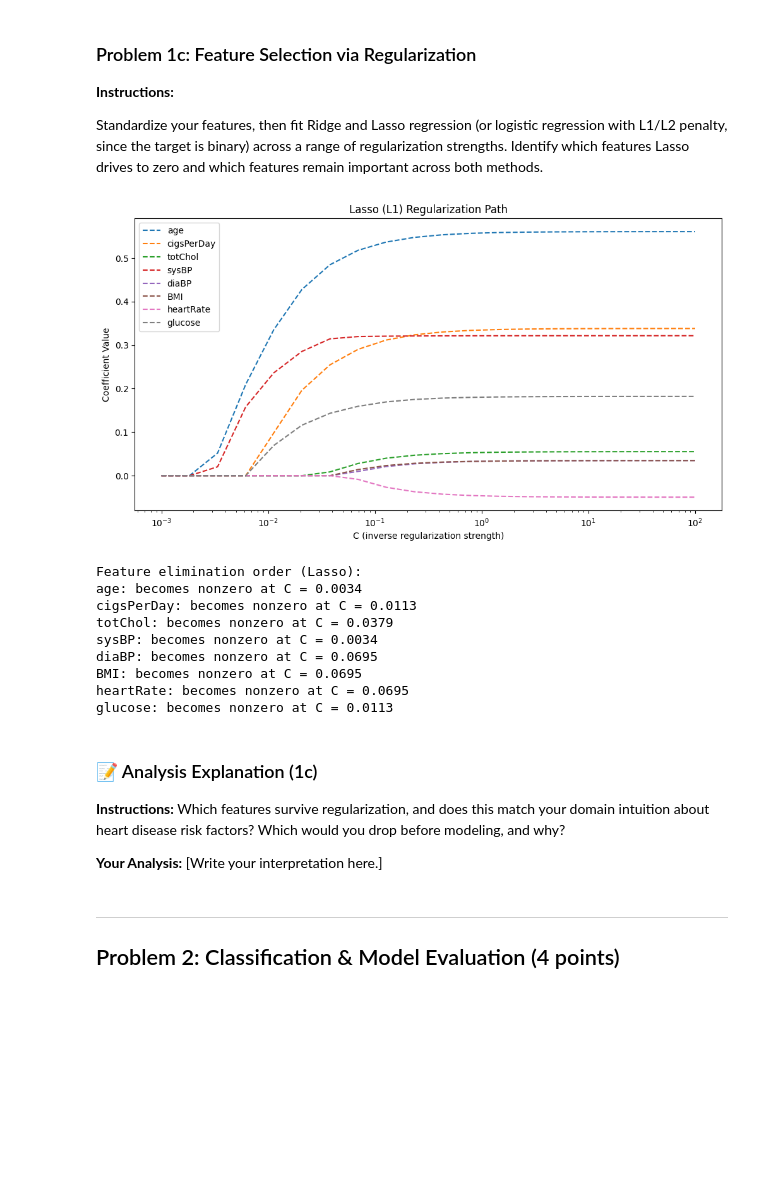
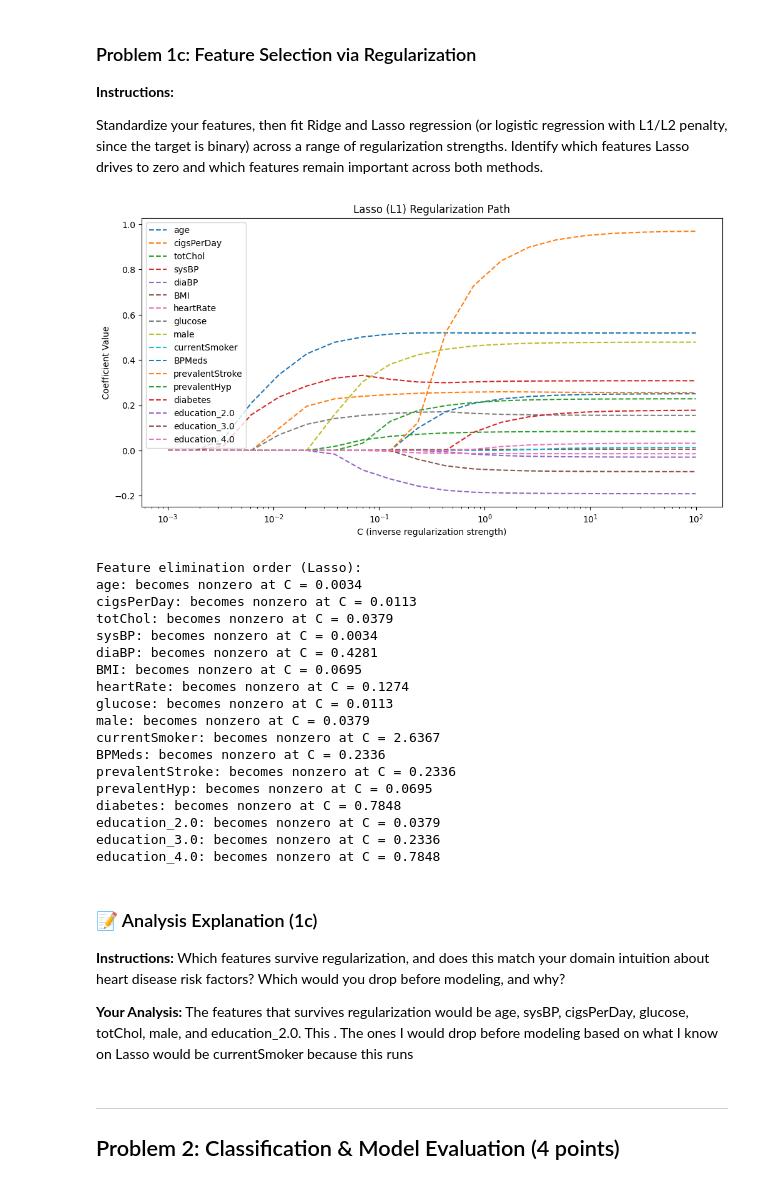
Before and after one commit to Chewy8234/Heart-disease-risk-prediction, a Jupyter notebook: Assignment_1_Data_Foundations.ipynb, the cells around one changed output. Drawn from its saved outputs; the diff is of its cells as text; code cells hidden in the pictures; blank space fills up the shorter version.

```diff
--- a/Assignment_1_Data_Foundations.ipynb
+++ b/Assignment_1_Data_Foundations.ipynb
@@ -247,7 +259,15 @@ Standardize your features, then fit Ridge and Lasso regression (or logistic regr
 scaler = StandardScaler()
 standard_df = scaler.fit_transform(df_cleaned[['age', 'cigsPerDay', 'totChol', 'sysBP', 'diaBP', 'BMI', 'heartRate', 'glucose']])  # Fit and transform the numeric columns
 
-X = standard_df  # Standardized numeric features used as model input
+# Combine standardized continuous features with the already-numeric binary/encoded columns.
+# education_1.0 is dropped here (not just the standalone column removed elsewhere) because
+# keeping all 4 one-hot education columns together would make them sum to 1 in every row -
+# perfectly collinear, which makes QDA's per-class covariance matrix singular and unfittable.
+binary_cols = ['male', 'currentSmoker', 'BPMeds', 'prevalentStroke', 'prevalentHyp', 'diabetes',
+               'education_2.0', 'education_3.0', 'education_4.0']
+standard_df_named = pd.DataFrame(standard_df, columns=['age', 'cigsPerDay', 'totChol', 'sysBP', 'diaBP', 'BMI', 'heartRate', 'glucose'], index=df_cleaned.index)
+X = pd.concat([standard_df_named, df_cleaned[binary_cols]], axis=1)  # Full predictor set: all remaining columns
+
 y = df_cleaned['TenYearCHD']  # Target variable: whether the patient developed heart disease within 10 years
 
 # Range of C values spanning several orders of magnitude - smaller C = stronger penalty
@@ -270,50 +290,61 @@ for C in C_values:
 lasso_coefs = np.array(lasso_coefs)  # Shape: (num C values, num features)
 ridge_coefs = np.array(ridge_coefs)  # Shape: (num C values, num features)
 
 # Real column names, in the same order as the coefficient columns, so the plot legend is readable
-feature_names = ['age', 'cigsPerDay', 'totChol', 'sysBP', 'diaBP', 'BMI', 'heartRate', 'glucose']
+feature_names = ['age', 'cigsPerDay', 'totChol', 'sysBP', 'diaBP', 'BMI', 'heartRate', 'glucose',
+                  'male', 'currentSmoker', 'BPMeds', 'prevalentStroke', 'prevalentHyp', 'diabetes',
+                  'education_2.0', 'education_3.0', 'education_4.0']
 
 plt.figure(figsize=(12, 6))
 # Plot each feature's Lasso (L1) coefficient across all C values
 for i in range(lasso_coefs.shape[1]):
     plt.plot(C_values, lasso_coefs[:, i], label=feature_names[i], linestyle='--')
 
 plt.xscale("log")  # C spans several orders of magnitude, so a log scale makes the path readable
 plt.xlabel("C (inverse regularization strength)")  # label matches what's actually plotted (C, not alpha)
 plt.ylabel("Coefficient Value")  # each line's height shows that feature's coefficient at this C
 plt.title("Lasso (L1) Regularization Path")
 plt.legend()  # shows which line corresponds to which feature
 plt.show()  # renders the plot
 
 # For each feature, find the smallest C at which Lasso first gives it a nonzero coefficient.
 # A feature that only turns nonzero at a large C (weak penalty) is one Lasso eliminates
 # early/aggressively; a feature that's already nonzero at the smallest C survives the
 # strongest penalty and is the most important.
 print("Feature elimination order (Lasso):")
 for i, name in enumerate(feature_names):
     nonzero_indices = np.where(lasso_coefs[:, i] != 0)[0]  # indices where this feature's coefficient isn't zero
     if len(nonzero_indices) > 0:
         first_c = C_values[nonzero_indices[0]]  # smallest C where the coefficient turned nonzero
         print(f"{name}: becomes nonzero at C = {first_c:.4f}")
     else:
         print(f"{name}: always zero across all tested C values")  # Lasso eliminated it at every C tested
 # %% [output]
-[figure, old version]
+[figure, new version]
 Feature elimination order (Lasso):
 age: becomes nonzero at C = 0.0034
 cigsPerDay: becomes nonzero at C = 0.0113
 totChol: becomes nonzero at C = 0.0379
 sysBP: becomes nonzero at C = 0.0034
-diaBP: becomes nonzero at C = 0.0695
+diaBP: becomes nonzero at C = 0.4281
 BMI: becomes nonzero at C = 0.0695
-heartRate: becomes nonzero at C = 0.0695
+heartRate: becomes nonzero at C = 0.1274
 glucose: becomes nonzero at C = 0.0113
+male: becomes nonzero at C = 0.0379
+currentSmoker: becomes nonzero at C = 2.6367
+BPMeds: becomes nonzero at C = 0.2336
+prevalentStroke: becomes nonzero at C = 0.2336
+prevalentHyp: becomes nonzero at C = 0.0695
+diabetes: becomes nonzero at C = 0.7848
+education_2.0: becomes nonzero at C = 0.0379
+education_3.0: becomes nonzero at C = 0.2336
+education_4.0: becomes nonzero at C = 0.7848
 # %% [markdown]
 ### 📝 Analysis Explanation (1c)
 
 **Instructions:** Which features survive regularization, and does this match your domain intuition about heart disease risk factors? Which would you drop before modeling, and why?
 
-**Your Analysis:** [Write your interpretation here.]
+**Your Analysis:**  The features that survives regularization would be age, sysBP, cigsPerDay, glucose, totChol, male, and education_2.0. This . The ones I would drop before modeling based on what I know on Lasso would be currentSmoker because this runs
 # %% [markdown]
 ---
 ## Problem 2: Classification & Model Evaluation  (4 points)
```
Also changed, not shown: parts of 8 cells of this notebook.
